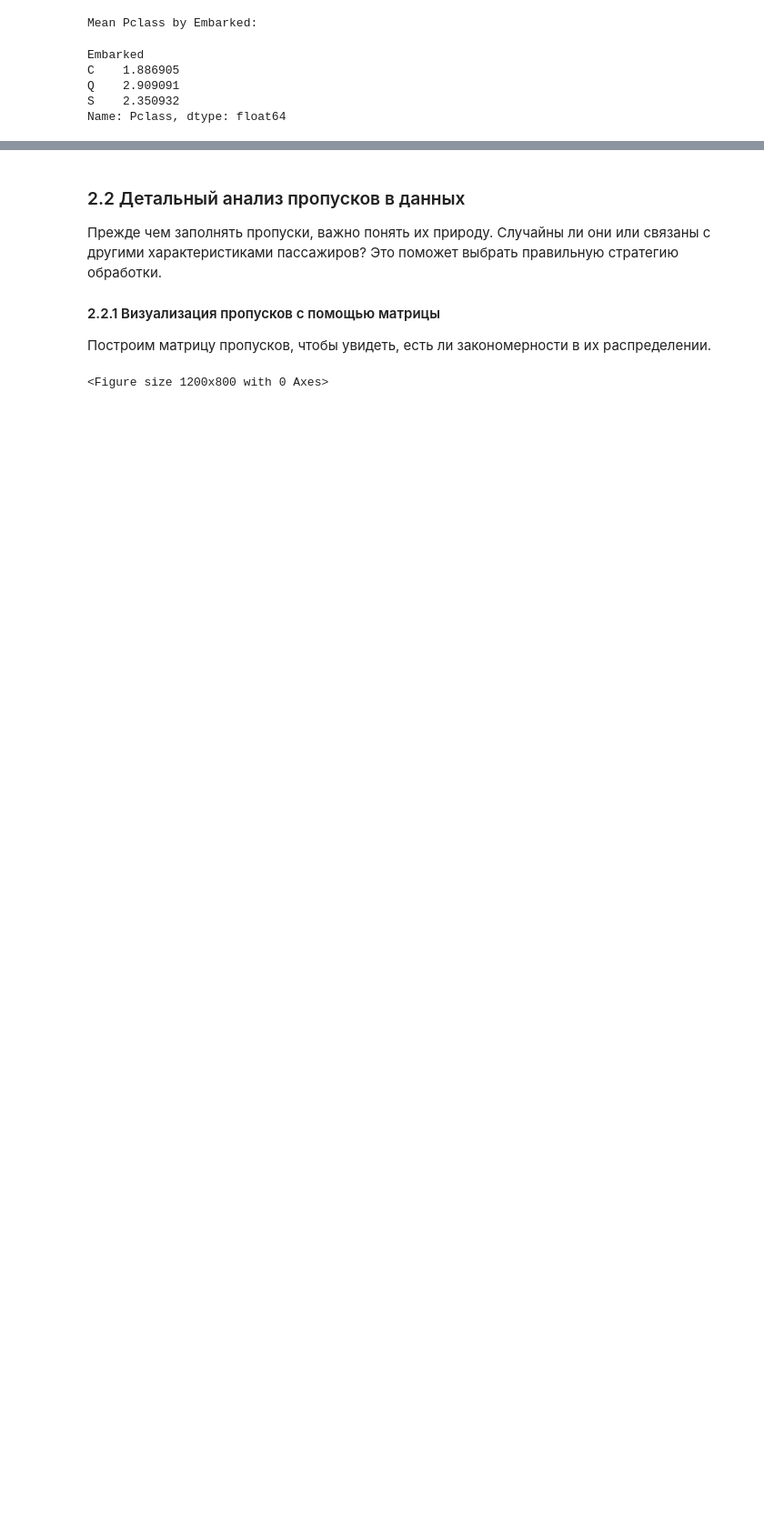
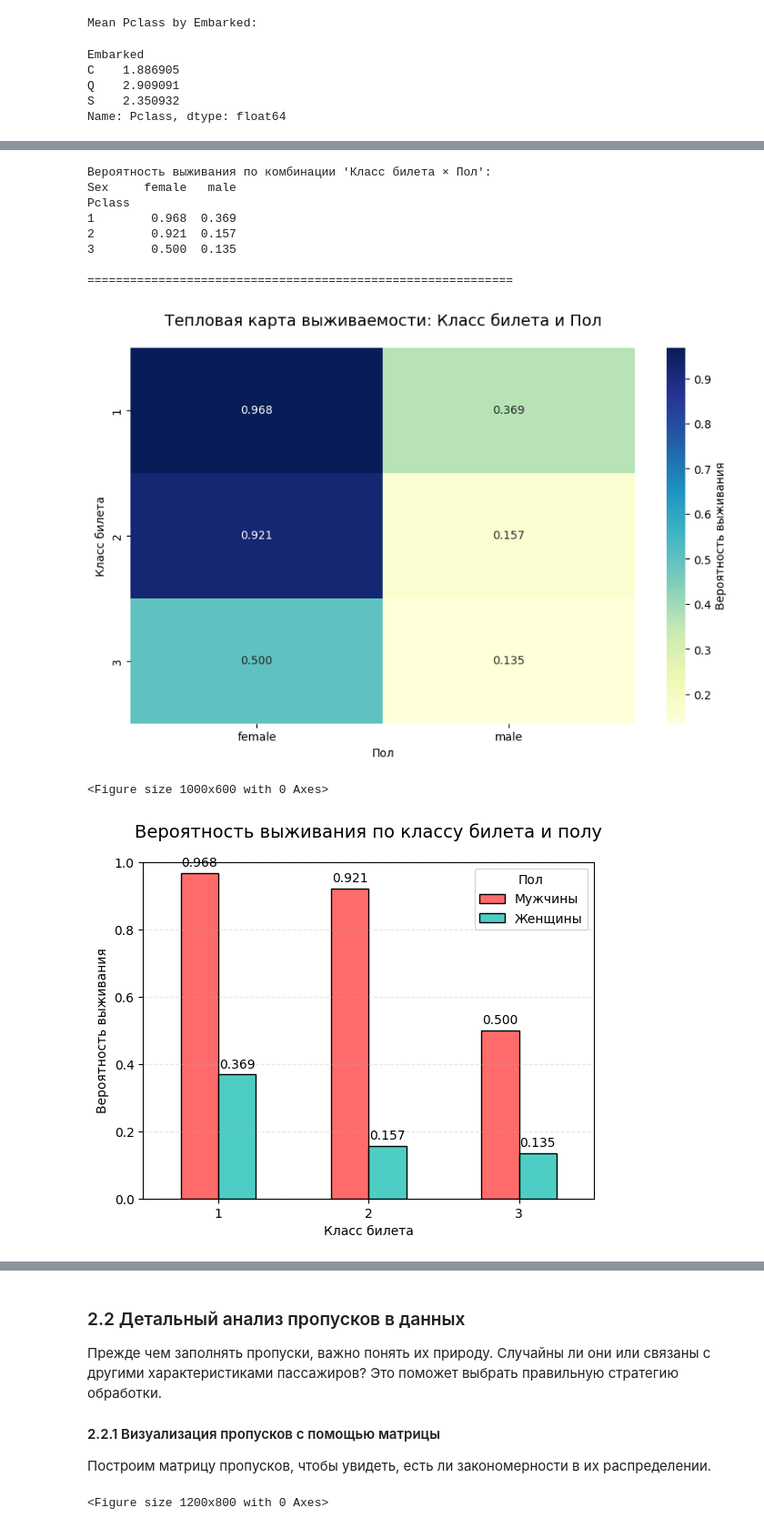
Before and after one commit to sav-git/titanic_survival, a Jupyter notebook: Titanic Predication.ipynb, the cells around one changed output, grey strips where cells are left out. Shown at 91% size. Cells and saved outputs as stored; diff of their text form; code cells hidden in the pictures; blank space fills up the shorter version.

```diff
--- a/Titanic Predication.ipynb
+++ b/Titanic Predication.ipynb
@@ -421,0 +430,52 @@ Name: Pclass, dtype: float64
+# %%
+# 4.9.1 Анализ Pclass и Sex
+# Создаем сводную таблицу: строки - класс, столбцы - пол, значения - средняя выживаемость
+pclass_sex_survival = pd.pivot_table(
+    train,
+    values='Survived',
+    index='Pclass',
+    columns='Sex',
+    aggfunc=np.mean
+)
+
+print("Вероятность выживания по комбинации 'Класс билета × Пол':")
+print(pclass_sex_survival.round(3))
+print("\n" + "="*60 + "\n")
+
+# Визуализация
+plt.figure(figsize=(10, 6))
+sns.heatmap(pclass_sex_survival, annot=True, fmt='.3f', cmap='YlGnBu',
+            cbar_kws={'label': 'Вероятность выживания'})
+plt.title('Тепловая карта выживаемости: Класс билета и Пол', fontsize=14, pad=20)
+plt.xlabel('Пол')
+plt.ylabel('Класс билета')
+plt.show()
+
+# Альтернативная визуализация - группированные столбцы
+plt.figure(figsize=(10, 6))
+pclass_sex_survival.plot(kind='bar', color=['#FF6B6B', '#4ECDC4'], edgecolor='black')
+plt.title('Вероятность выживания по классу билета и полу', fontsize=14, pad=20)
+plt.xlabel('Класс билета')
+plt.ylabel('Вероятность выживания')
+plt.xticks(rotation=0)
+plt.legend(['Мужчины', 'Женщины'], title='Пол')
+plt.grid(axis='y', linestyle='--', alpha=0.3)
+plt.ylim(0, 1)
+
+# Добавим подписи значений на столбцах
+for container in plt.gca().containers:
+    plt.gca().bar_label(container, fmt='%.3f', padding=3)
+
+plt.show()
+# %% [output]
+Вероятность выживания по комбинации 'Класс билета × Пол':
+Sex     female   male
+Pclass
+1        0.968  0.369
+2        0.921  0.157
+3        0.500  0.135
+
+============================================================
+[figure, added]
+<Figure size 1000x600 with 0 Axes>
+[figure, added]
```
Also changed, not shown: parts of 22 cells of this notebook.
